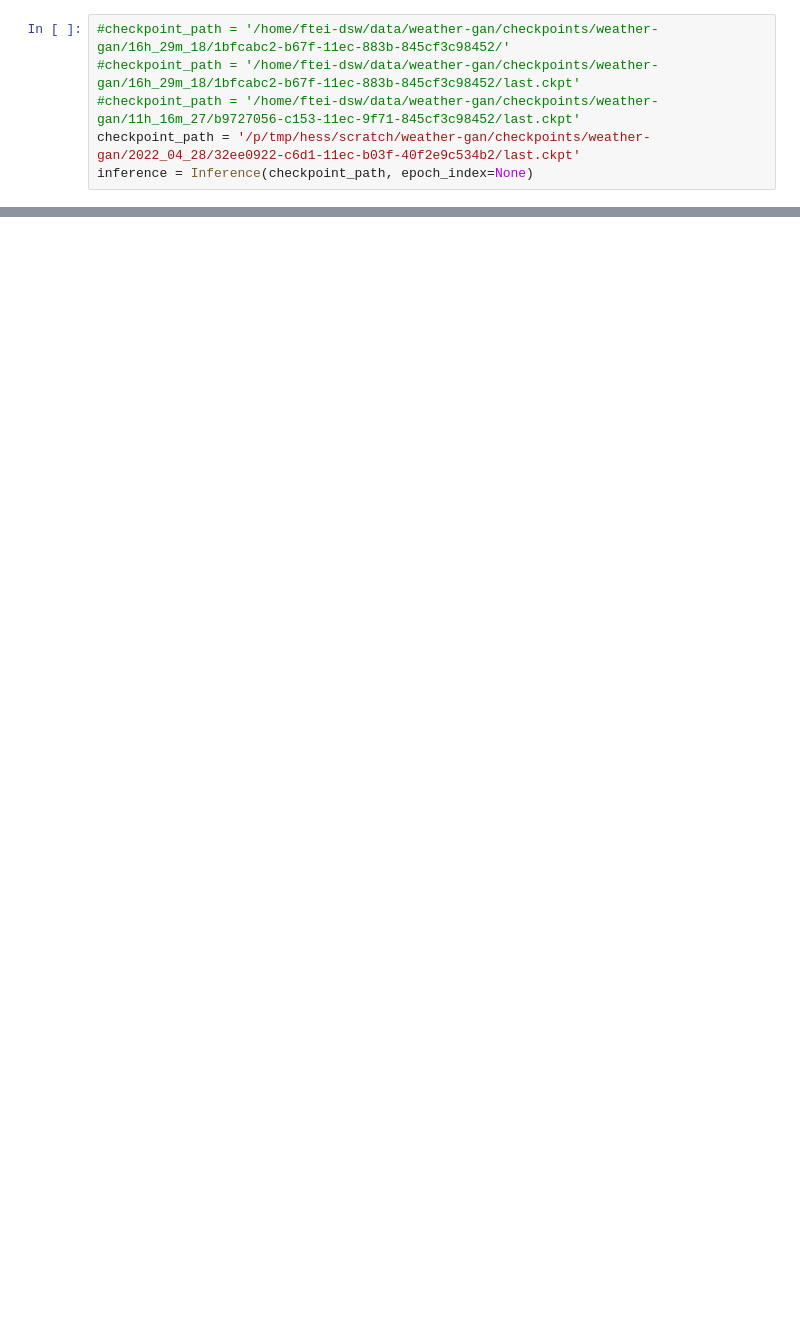
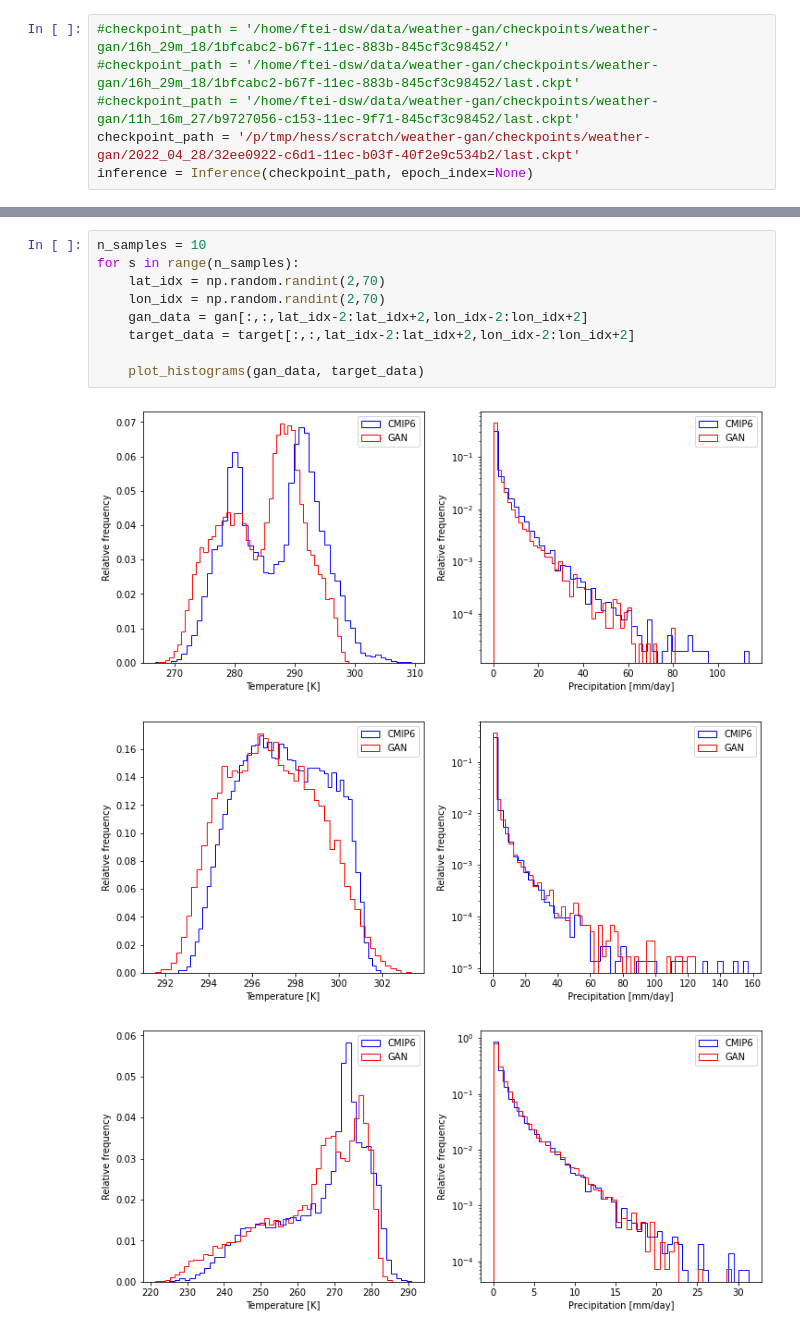
Before and after one commit to p-hss/weather-gan, a Jupyter notebook: notebooks/dev-inference.ipynb, the cells around one changed output, grey strips where cells are left out. Saved outputs shown, nothing was run; the diff lists cells and outputs as text; blank space fills up the shorter version.

```diff
--- a/notebooks/dev-inference.ipynb
+++ b/notebooks/dev-inference.ipynb
@@ -109,0 +76,13 @@ plt.show()
+# %%
+n_samples = 10
+for s in range(n_samples):
+    lat_idx = np.random.randint(2,70)
+    lon_idx = np.random.randint(2,70)
+    gan_data = gan[:,:,lat_idx-2:lat_idx+2,lon_idx-2:lon_idx+2]
+    target_data = target[:,:,lat_idx-2:lat_idx+2,lon_idx-2:lon_idx+2]
+
+    plot_histograms(gan_data, target_data)
+# %% [output]
+[figure, added]
+[figure, added]
+[figure, added]
```
Also changed, not shown: parts of 9 cells of this notebook, 2 other files.
